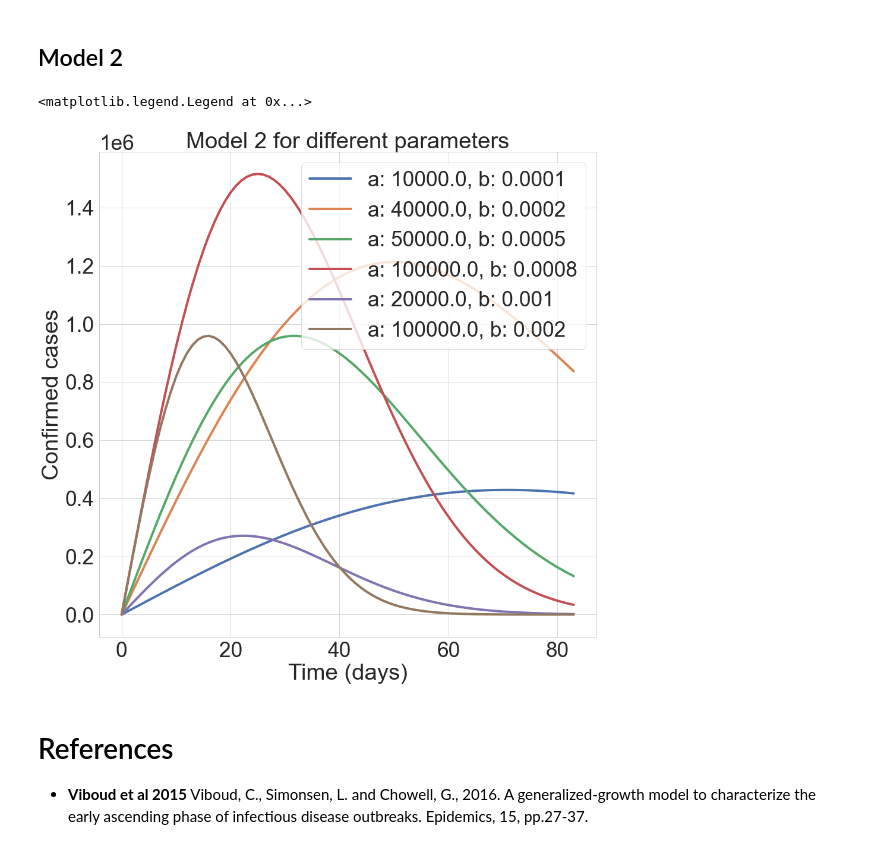
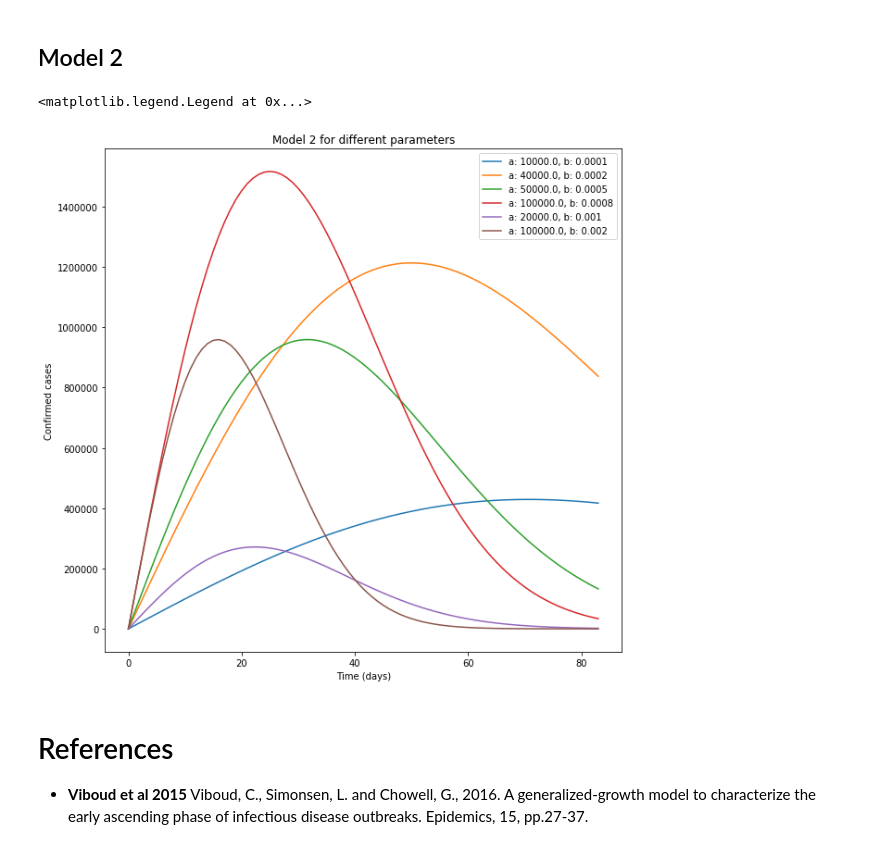
Before and after one commit to prashjha/StudyCovid19, a Jupyter notebook: process/bayesian/Different models.ipynb, the cells around one changed output. Saved outputs shown, nothing was run; the diff lists cells and outputs as text; code cells hidden in the pictures.

```diff
--- a/process/bayesian/Different models.ipynb
+++ b/process/bayesian/Different models.ipynb
@@ -41,11 +41,11 @@ import seaborn as sns
 import copy
 import pandas as pd
 
-sns.set()
-# sns.set_style("dark")
-sns.set_style("whitegrid")
-sns.set_context("paper", font_scale=4, rc={"lines.linewidth": 4})
-# mpl.rcParams['lines.linewidth'] = 3
+# sns.set()
+# # sns.set_style("dark")
+# sns.set_style("whitegrid")
+# sns.set_context("paper", font_scale=4, rc={"lines.linewidth": 4})
+# # mpl.rcParams['lines.linewidth'] = 3
 # %%
 time = [float(i) for i in range(84)]
 C_0 = 1.
@@ -106,23 +106,23 @@ def model2(t, theta):
 # %%
 theta_3 = [10000., 40000., 50000., 100000., 20000., 100000.]
 theta_4 = [0.0001, 0.0002, 0.0005, 0.0008, 0.001, 0.002]
 
-fig = plt.figure(figsize=(15., 15.))
+fig = plt.figure(figsize=(10., 10.))
 for i in range(len(theta_1)):
 
     a = theta_3[i]
     b = theta_4[i]
 
     C = model2(time, [a,b])
     plt.plot(time, C, label='a: {}, b: {}'.format(a, b))
 
 plt.title('Model 2 for different parameters')
 plt.xlabel('Time (days)')
 plt.ylabel('Confirmed cases')
 plt.legend()
 # %% [output]
 <matplotlib.legend.Legend at 0x...>
-[figure, old version]
+[figure, new version]
 # %% [markdown]
 # References
 
```
Also changed, not shown: parts of 1 cell of this notebook.
